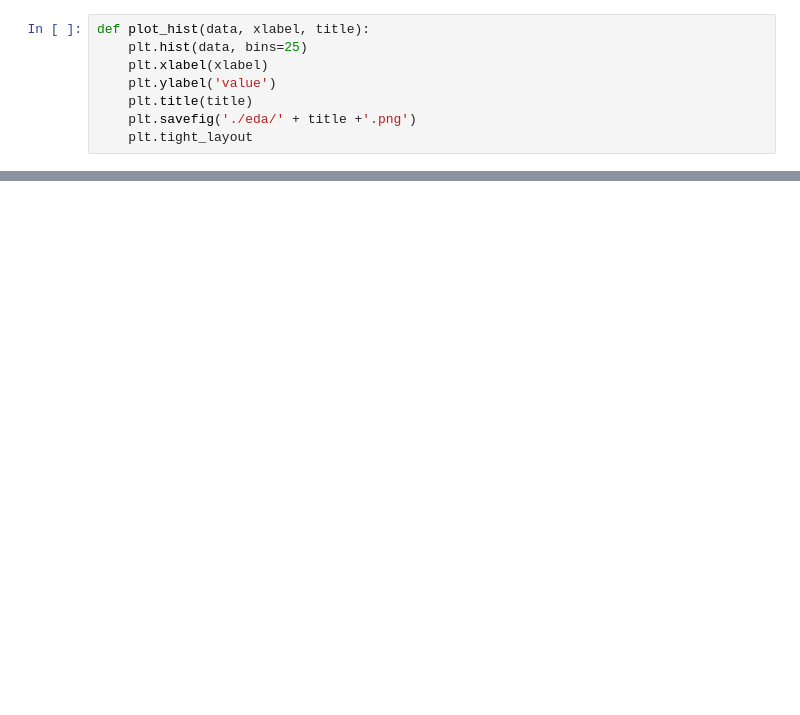
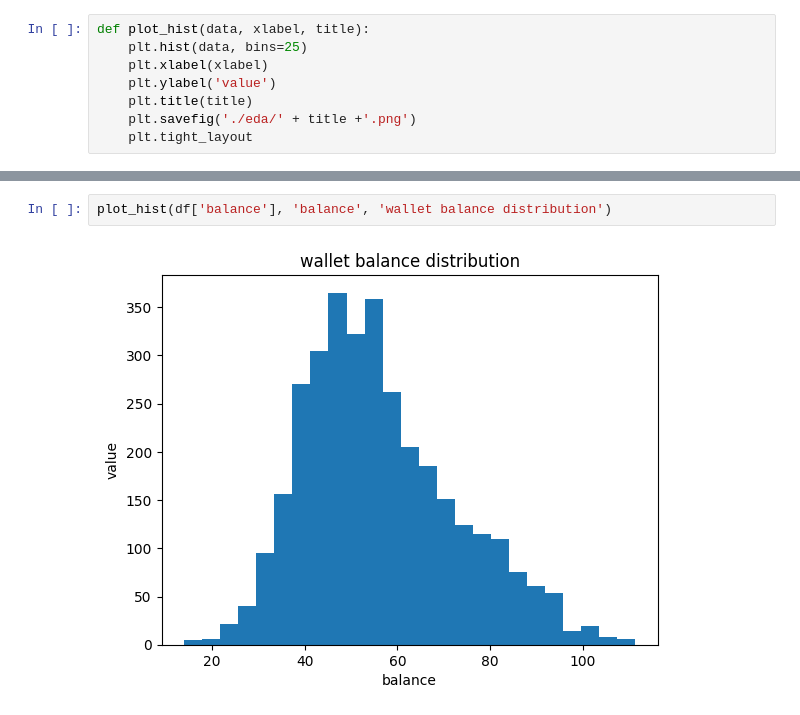
Before and after one commit to elmandili/loyalty-probability-prediction, a Jupyter notebook: train.ipynb, the cells around one changed output, grey strips where cells are left out. Drawn from its saved outputs; the diff is of its cells as text; blank space fills up the shorter version.

```diff
--- a/train.ipynb
+++ b/train.ipynb
@@ -224,0 +251,4 @@ plt.show()
+# %%
+plot_hist(df['balance'], 'balance', 'wallet balance distribution')
+# %% [output]
+[figure, added]
```
Also changed, not shown: parts of 36 cells of this notebook, 2 other files.
